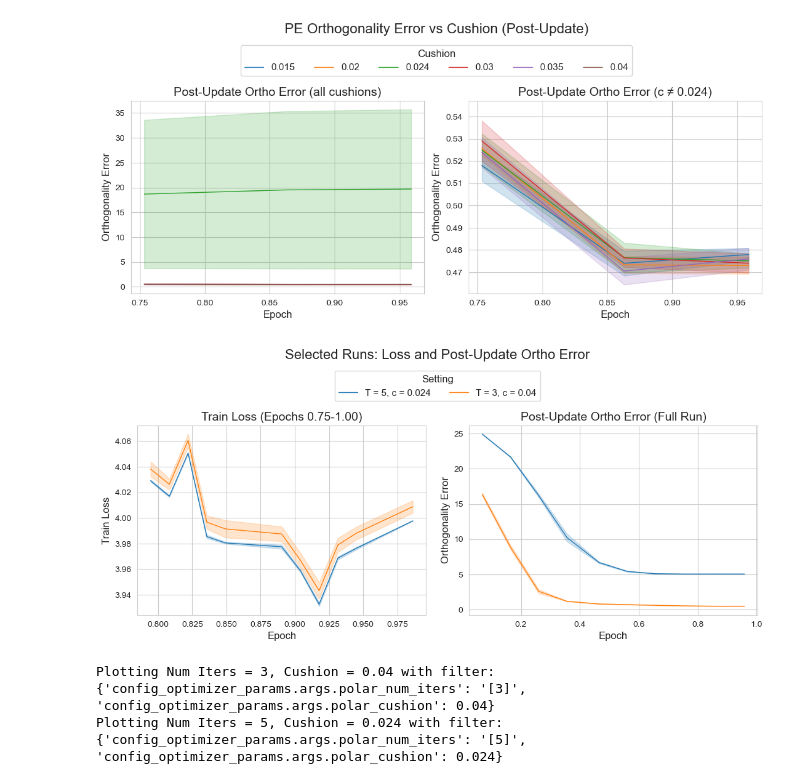
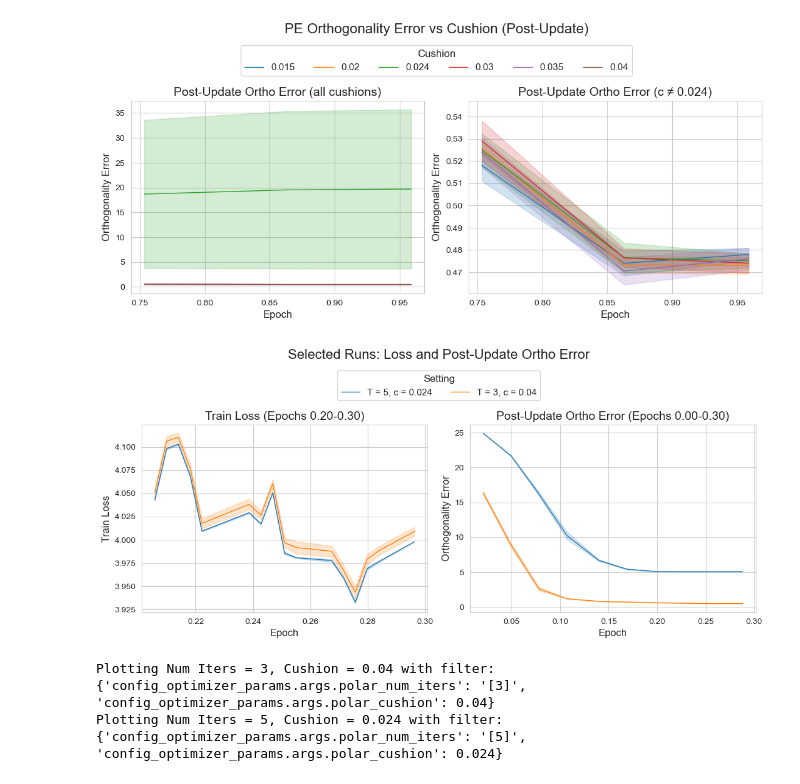
Before and after one commit to nraultwang/cs182-project, a Jupyter notebook: plotting/analyze-data.ipynb, the cells around one changed output. Cells and saved outputs as stored; diff of their text form; code cells hidden in the pictures.

```diff
--- a/plotting/analyze-data.ipynb
+++ b/plotting/analyze-data.ipynb
@@ -376,7 +376,7 @@ Plot Saved.
 [figure]
 # %%
 df = load_sweep_data("rs6k5h9h", manifest)
-df["step_norm"] = df["_step"] / df["_step"].max()
+df["step_norm"] = df["_step"] / 243
 for val in df['config_optimizer_params.args.polar_cushion'].unique():
     print(val)
 for col in df.columns:
@@ -586,7 +586,7 @@ def plot_loss_and_ortho_selected(
     if log_scale:
         axes[0].set_yscale("log")
 
-    axes[0].set_title("Train Loss (Epochs 0.75-1.00)", fontsize=14)
+    axes[0].set_title("Train Loss (Epochs 0.20-0.30)", fontsize=14)
     axes[0].set_xlabel("Epoch", fontsize=12)
     axes[0].set_ylabel("Train Loss", fontsize=12)
 
@@ -612,7 +612,7 @@ def plot_loss_and_ortho_selected(
     if log_scale:
         axes[1].set_yscale("log")
 
-    axes[1].set_title("Post-Update Ortho Error (Full Run)", fontsize=14)
+    axes[1].set_title("Post-Update Ortho Error (Epochs 0.00-0.30)", fontsize=14)
     axes[1].set_xlabel("Epoch", fontsize=12)
     axes[1].set_ylabel("Orthogonality Error", fontsize=12)
 
@@ -649,9 +649,9 @@ def plot_loss_and_ortho_selected(
 
     plt.show()
 # %%
-plot_loss_and_ortho_selected(df, x="step_norm", start_left=0.75, start_right=0, log_scale=False, save_plot=True)
+plot_loss_and_ortho_selected(df, x="step_norm", start_left=0.2, start_right=0, log_scale=False, save_plot=True)
 # %% [output]
-[figure, old version]
+[figure, new version]
 # %%
 def plot_data_filtered(
     df,
```
Also changed, not shown: parts of 7 cells of this notebook, 4 other files.
